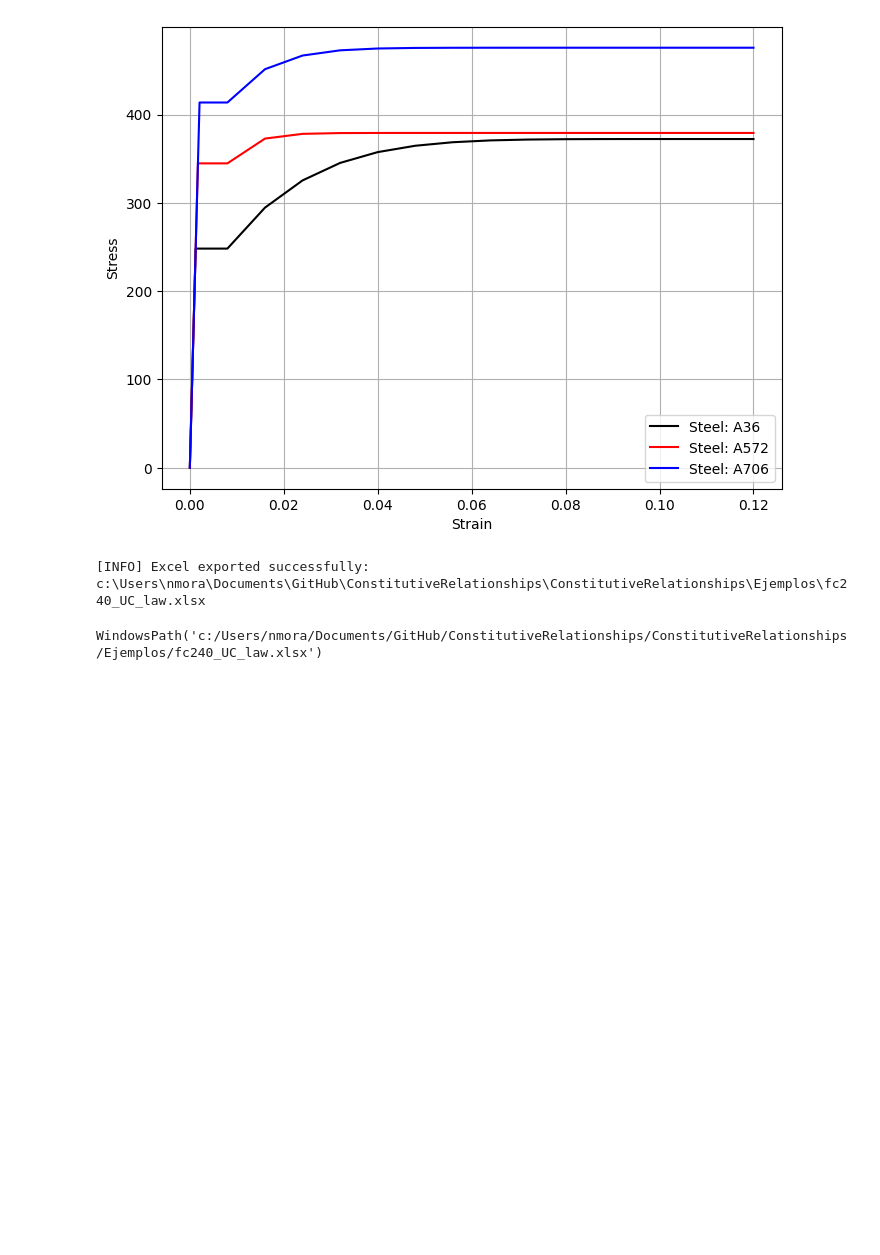
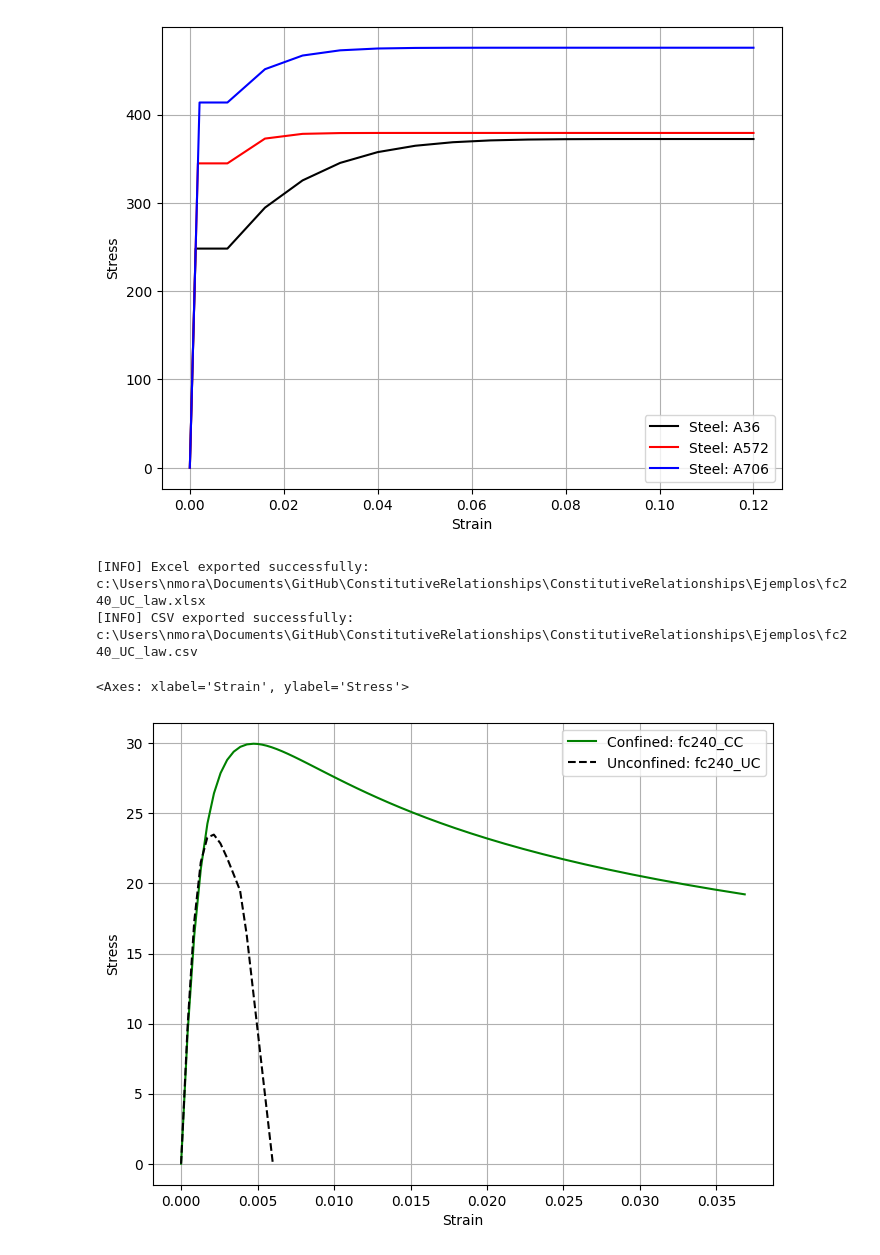
Before and after one commit to nmorabowen/ConstitutiveRelationships, a Jupyter notebook: ConstitutiveRelationships/Ejemplos/libraryExample.ipynb, the cells around one changed output. Saved outputs shown, nothing was run; the diff lists cells and outputs as text; code cells hidden in the pictures; blank space fills up the shorter version.

```diff
--- a/ConstitutiveRelationships/Ejemplos/libraryExample.ipynb
+++ b/ConstitutiveRelationships/Ejemplos/libraryExample.ipynb
@@ -34,10 +35,33 @@ A706.plot(ax=ax, color='b')
 # %%
 fc240_UC=CR.UniaxialUnconfinedConcrete(
     name='fc240_UC',
     fco=240*kgf/cm**2
 )
 
-fc240_UC.to_excel()
+fc240_CC=CR.UniaxialConfinedConcrete(
+    name='fc240_CC',
+    fco=240*kgf/cm**2,
+    eco=0.002,
+    b=300*mm,
+    h=500*mm,
+    rec=30*mm,
+    num_var_b=3,
+    num_var_h=5,
+    phi_longitudinal=16*mm,
+    num_est_perpendicular_b=2,
+    num_est_perpendicular_h=2,
+    phi_estribo=10*mm,
+    fye=420*MPa,
+    esu_estribo=0.10,
+    s=100*mm,
+)
+
+fig, ax = plt.subplots(figsize=(8,6))
+ax.grid(True)
+fc240_CC.plot(ax=ax, color='g')
+fc240_UC.plot(ax=ax, color='k', linestyle='--')
 # %% [output]
 [INFO] Excel exported successfully: c:\Users\nmora\Documents\GitHub\ConstitutiveRelationships\ConstitutiveRelationships\Ejemplos\fc240_UC_law.xlsx
+[INFO] CSV exported successfully: c:\Users\nmora\Documents\GitHub\ConstitutiveRelationships\ConstitutiveRelationships\Ejemplos\fc240_UC_law.csv
-WindowsPath('c:/Users/nmora/Documents/GitHub/ConstitutiveRelationships/ConstitutiveRelationships/Ejemplos/fc240_UC_law.xlsx')
+<Axes: xlabel='Strain', ylabel='Stress'>
+[figure, added]
```
Also changed, not shown: parts of 4 cells of this notebook, 7 other files.
